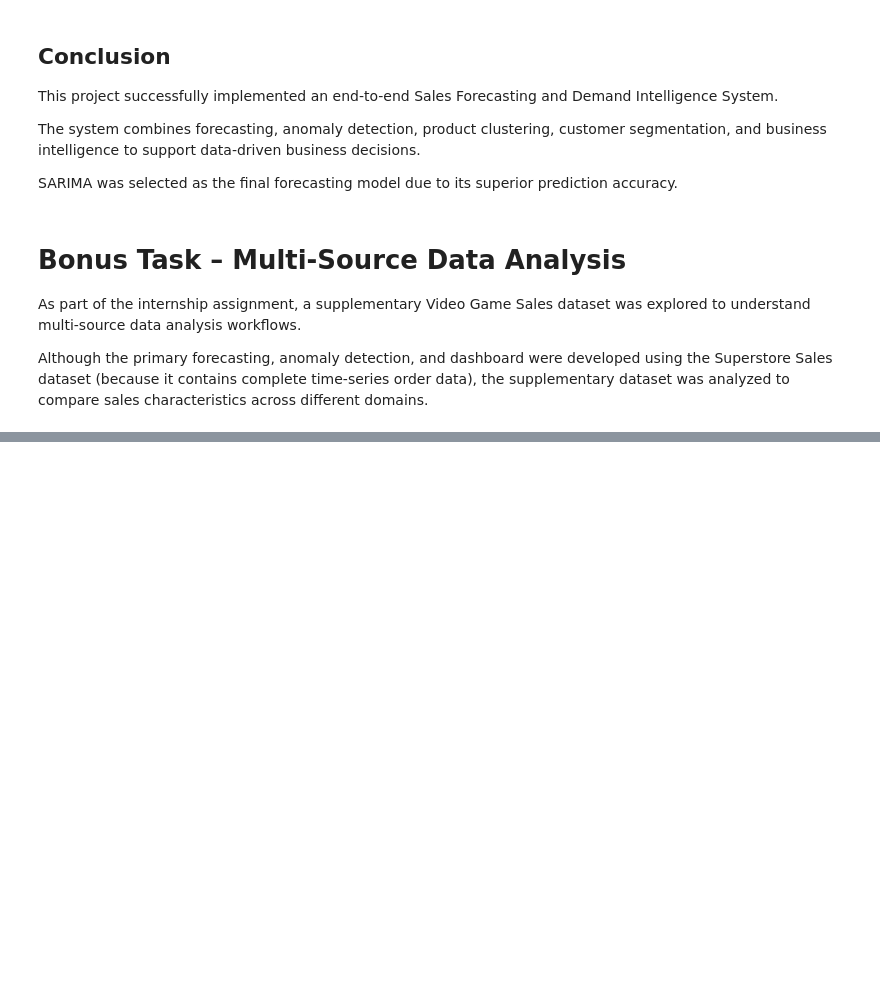
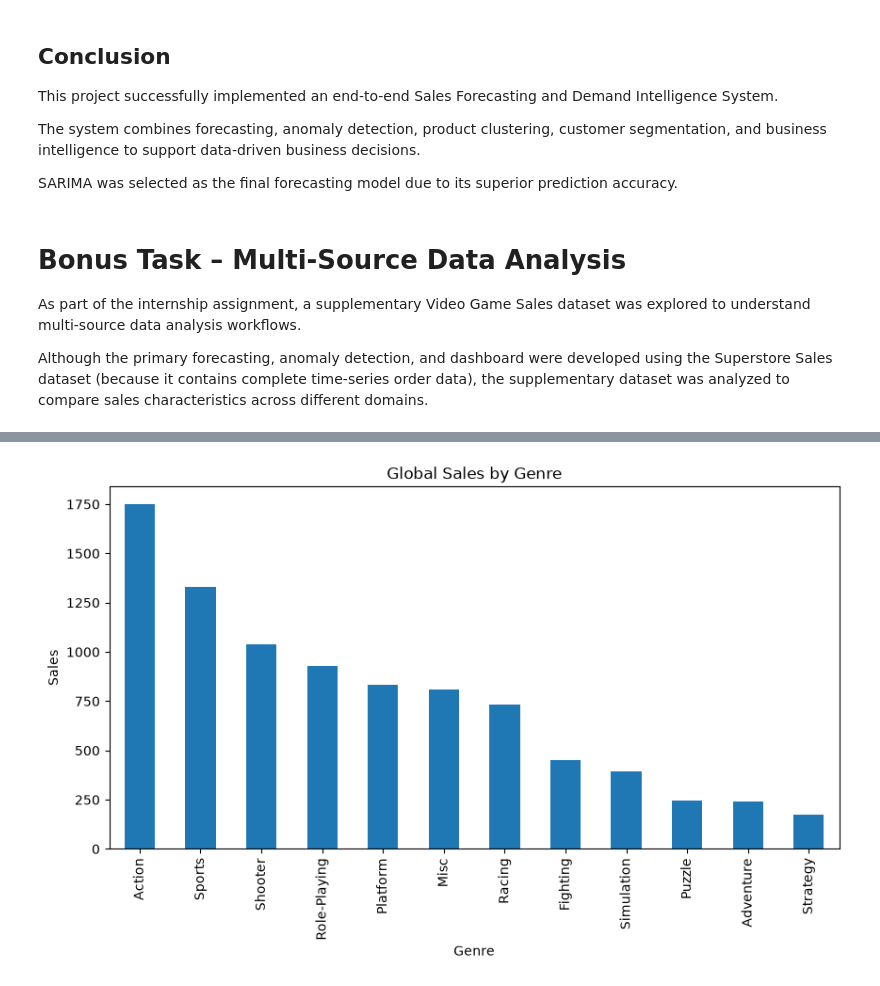
Before and after one commit to CGNA0524/SalesForecasting_Chirag, a Jupyter notebook: notebooks/analysis.ipynb, the cells around one changed output, grey strips where cells are left out. Saved outputs shown, nothing was run; the diff lists cells and outputs as text; code cells hidden in the pictures; blank space fills up the shorter version.

```diff
--- a/notebooks/analysis.ipynb
+++ b/notebooks/analysis.ipynb
@@ -1933,0 +2023,16 @@ FileNotFoundError: [Errno 2] No such file or directory: 'data/vgsales.csv'
+# %%
+top_genres = (
+    games.groupby("Genre")["Global_Sales"]
+    .sum()
+    .sort_values(ascending=False)
+)
+
+top_genres.plot(kind="bar", figsize=(10,5))
+
+plt.title("Global Sales by Genre")
+
+plt.ylabel("Sales")
+
+plt.show()
+# %% [output]
+[figure, added]
```
Also changed, not shown: parts of 7 cells of this notebook.
